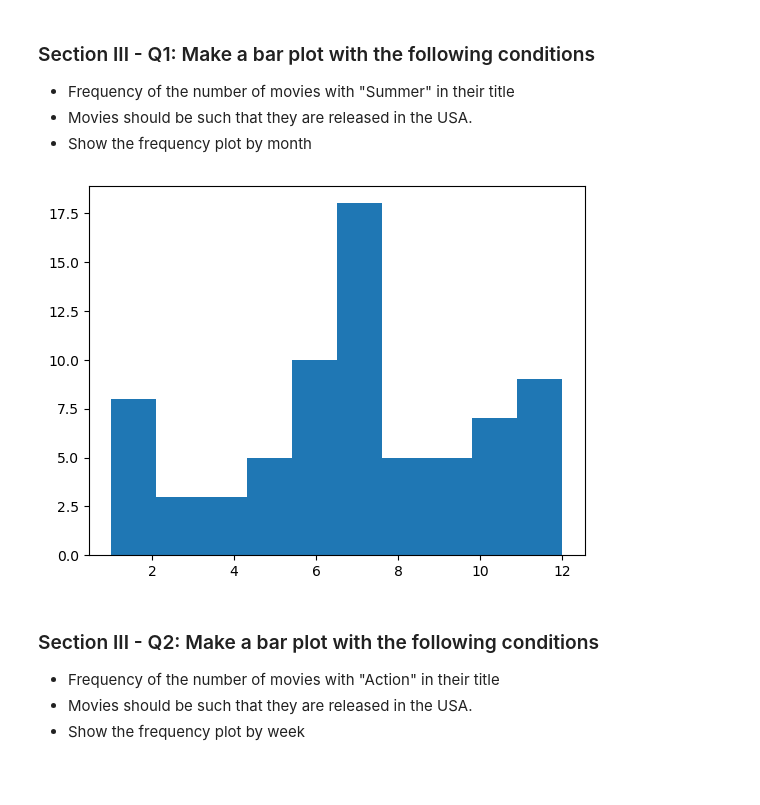
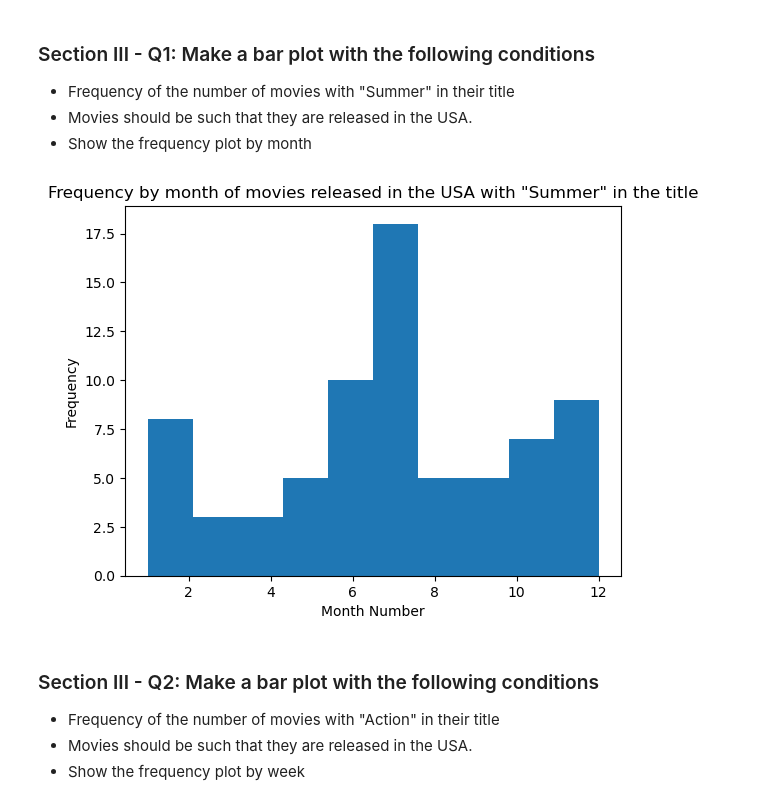
Before and after one commit to springboard-curriculum/mec-mini-projects, a Jupyter notebook: mec-5.3.10-data-wranging-with-pandas-mini-project/Mini_Project_Data_Wrangling_Pandas.ipynb, the cells around one changed output. Drawn from its saved outputs; the diff is of its cells as text; code cells hidden in the pictures; blank space fills up the shorter version.

```diff
--- a/mec-5.3.10-data-wranging-with-pandas-mini-project/Mini_Project_Data_Wrangling_Pandas.ipynb
+++ b/mec-5.3.10-data-wranging-with-pandas-mini-project/Mini_Project_Data_Wrangling_Pandas.ipynb
@@ -572,9 +615,12 @@ christmas.date.dt.month.value_counts().sort_index().plot(kind='bar')
 # %%
 summer = release_dates[(release_dates['title'].str.contains('Summer', case=False)) & (release_dates['country'] == 'USA')]
 plt.hist(x=summer['date'].dt.month)
+plt.title('Frequency by month of movies released in the USA with "Summer" in the title')
+plt.ylabel('Frequency')
+plt.xlabel('Month Number')
 plt.show()
 # %% [output]
-[figure, old version]
+[figure, new version]
 # %% [markdown]
 ### Section III - Q2: Make a bar plot with the following conditions
 - Frequency of the number of movies with "Action" in their title
```
Also changed, not shown: parts of 13 cells of this notebook.
